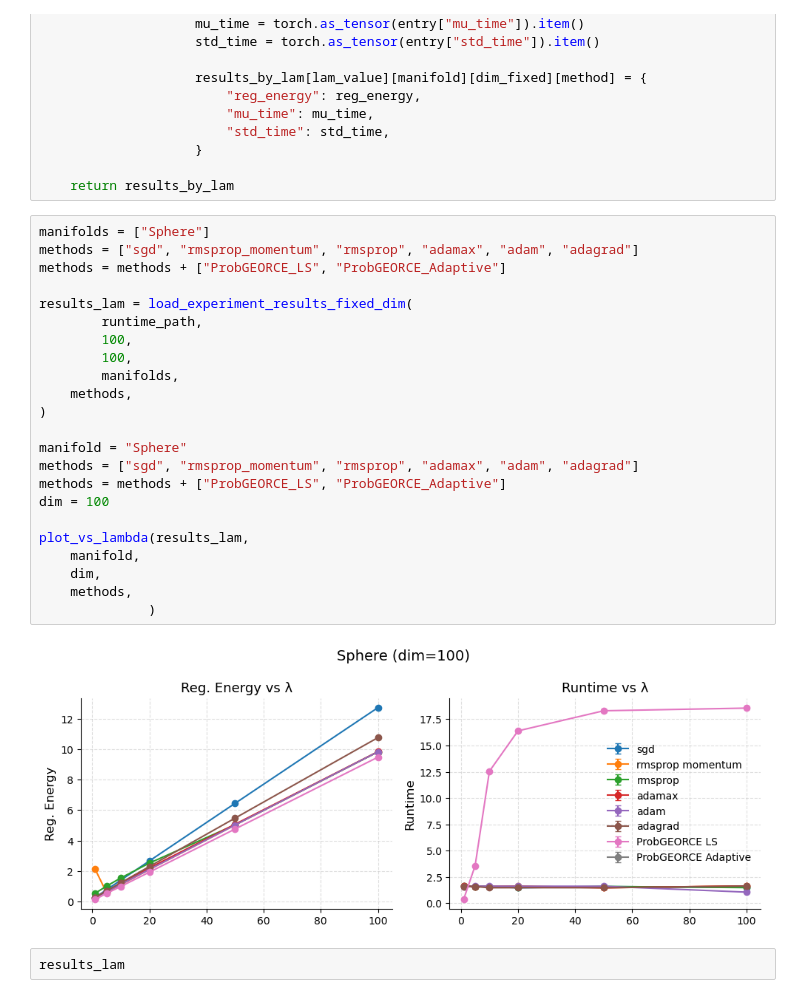
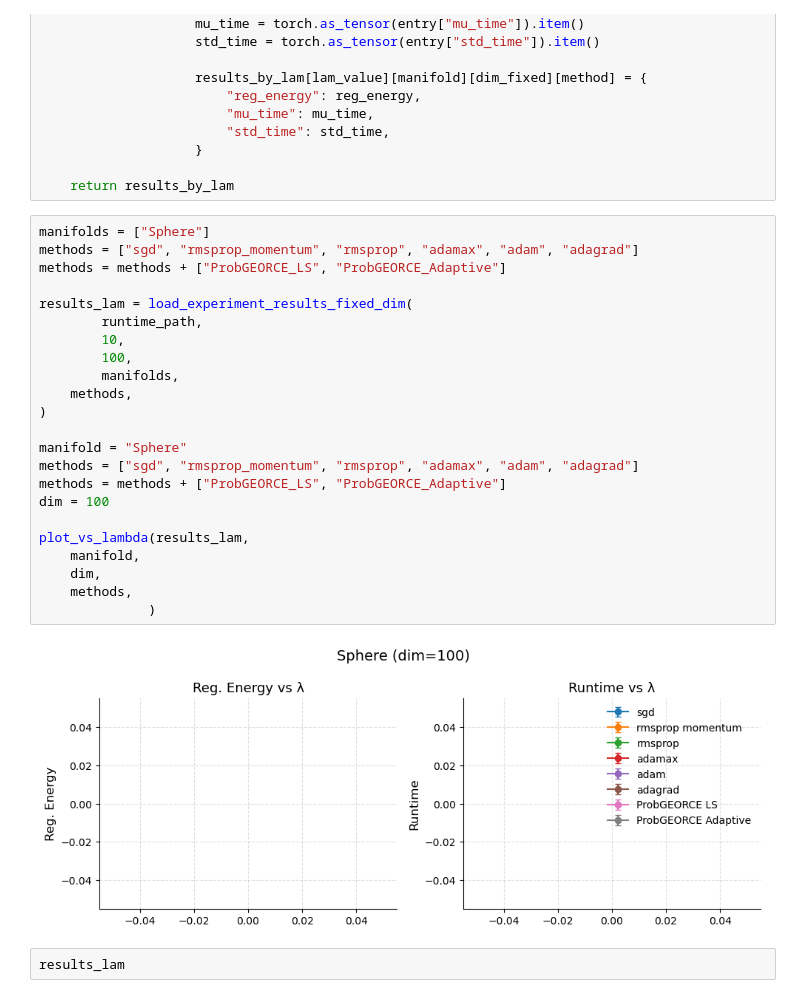
Before and after one commit to FrederikMR/likely_geometry, a Jupyter notebook: runtime.ipynb, the cells around one changed output. Saved outputs shown, nothing was run; the diff lists cells and outputs as text.

```diff
--- a/runtime.ipynb
+++ b/runtime.ipynb
@@ -1143,28 +1143,28 @@ def load_experiment_results_fixed_dim(
 # %%
 manifolds = ["Sphere"]
 methods = ["sgd", "rmsprop_momentum", "rmsprop", "adamax", "adam", "adagrad"]
 methods = methods + ["ProbGEORCE_LS", "ProbGEORCE_Adaptive"]
 
 results_lam = load_experiment_results_fixed_dim(
         runtime_path,
-        100,
+        10,
         100,
         manifolds,
     methods,
 )
 
 manifold = "Sphere"
 methods = ["sgd", "rmsprop_momentum", "rmsprop", "adamax", "adam", "adagrad"]
 methods = methods + ["ProbGEORCE_LS", "ProbGEORCE_Adaptive"]
 dim = 100
 
 plot_vs_lambda(results_lam,
     manifold,
     dim,
     methods,
               )
 # %% [output]
-[figure, old version]
+[figure, new version]
 # %%
 results_lam
 # %% [output]
```
Also changed, not shown: parts of 2 cells of this notebook, 1 other file.
